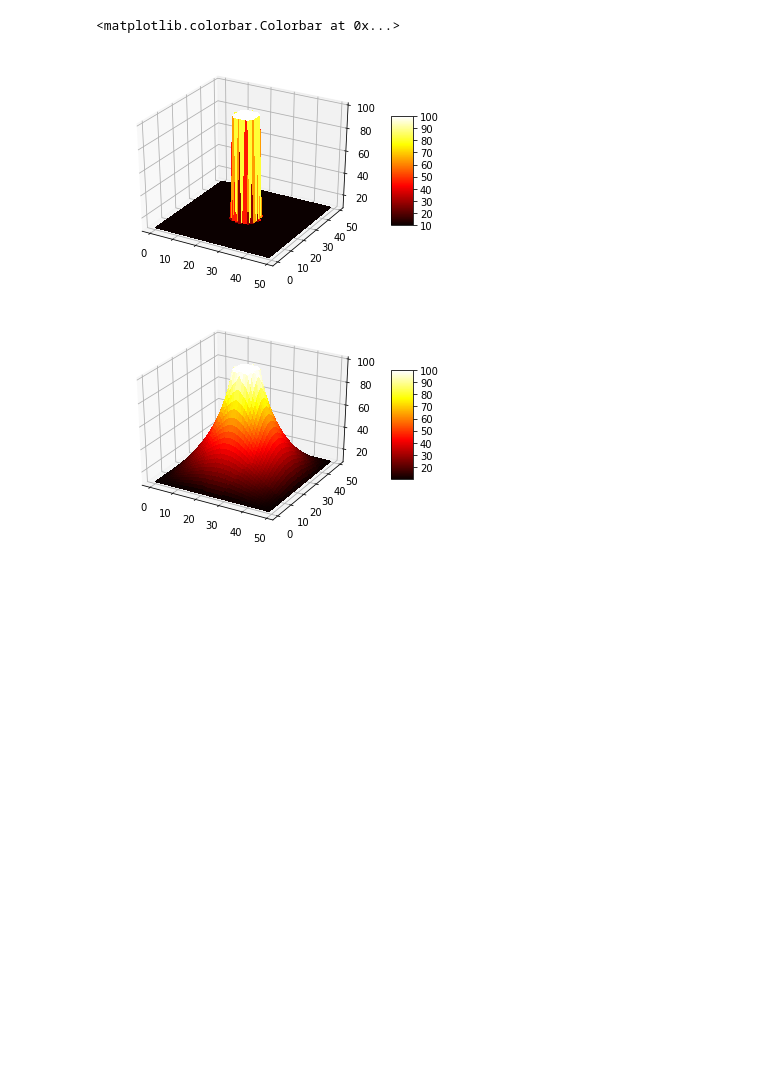
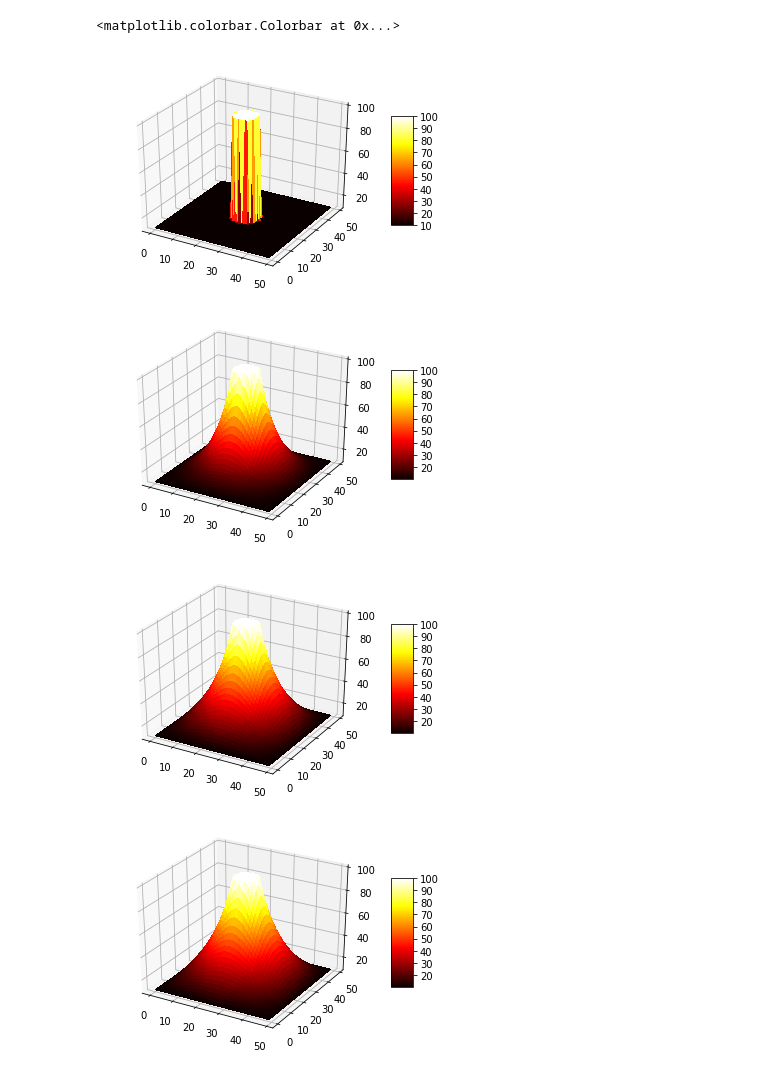
Before and after one commit to JADC362/Metodos-tarea-4, a Jupyter notebook: GraficadorPDE.ipynb, the cells around one changed output. Drawn from its saved outputs; the diff is of its cells as text; code cells hidden in the pictures; blank space fills up the shorter version.

```diff
--- a/GraficadorPDE.ipynb
+++ b/GraficadorPDE.ipynb
@@ -13,34 +13,48 @@ N = int(infoDatos[3]) #Contador de espacio x=y total
 inicioContador = 1;
 finalContador = N+1
 for i in range(T):
     matrizTemp = np.zeros([N,N]) #Matriz de temperatura para un tiempo dado
     for j in range(inicioContador,finalContador):
         infoLinea = datos[j].decode("UTF8").split(",")
         for k in range(N):
             matrizTemp[j-inicioContador][k]=float(infoLinea[k])
     inicioContador += N+1
     finalContador += N+1
     matrizTiempo.append(matrizTemp)
 
 x = np.arange(0,N,1)
 y = np.arange(0,N,1)
 x,y = np.meshgrid(x, y)
 #Grafica de temperatura en la grilla X Y, para tiempo 0
 
 fig = plt.figure()
 ax = fig.gca(projection='3d')
 surf = ax.plot_surface(x, y, matrizTiempo[0], rstride=1, cstride=1, cmap='hot', linewidth=0, antialiased=False)
 fig.colorbar(surf, shrink=0.5, aspect=5)
 
+#Grafica de temperatura en la grilla X Y, para tiempo T/3
+fig = plt.figure()
+ax = fig.gca(projection='3d')
+surf = ax.plot_surface(x, y, matrizTiempo[int((T-1)/3)], rstride=1, cstride=1, cmap='hot', linewidth=0, antialiased=False)
+fig.colorbar(surf, shrink=0.5, aspect=5)
+
+#Grafica de temperatura en la grilla X Y, para tiempo 2*T/3
+fig = plt.figure()
+ax = fig.gca(projection='3d')
+surf = ax.plot_surface(x, y, matrizTiempo[int((T-1)*2/3)], rstride=1, cstride=1, cmap='hot', linewidth=0, antialiased=False)
+fig.colorbar(surf, shrink=0.5, aspect=5)
+
 #Grafica de temperatura en la grilla X Y, para tiempo T
 fig = plt.figure()
 ax = fig.gca(projection='3d')
 surf = ax.plot_surface(x, y, matrizTiempo[T-1], rstride=1, cstride=1, cmap='hot', linewidth=0, antialiased=False)
 fig.colorbar(surf, shrink=0.5, aspect=5)
 # %% [output]
 <matplotlib.colorbar.Colorbar at 0x...>
 [figure]
-[figure, old version]
+[figure, new version]
+[figure, added]
+[figure, added]
 # %%
 #Obtencion y clasificacion de datos del archivo datosF para condiciones abiertas
 datos = np.genfromtxt("datosA.dat",None,skip_header=1)
```
Also changed, not shown: parts of 1 cell of this notebook.
